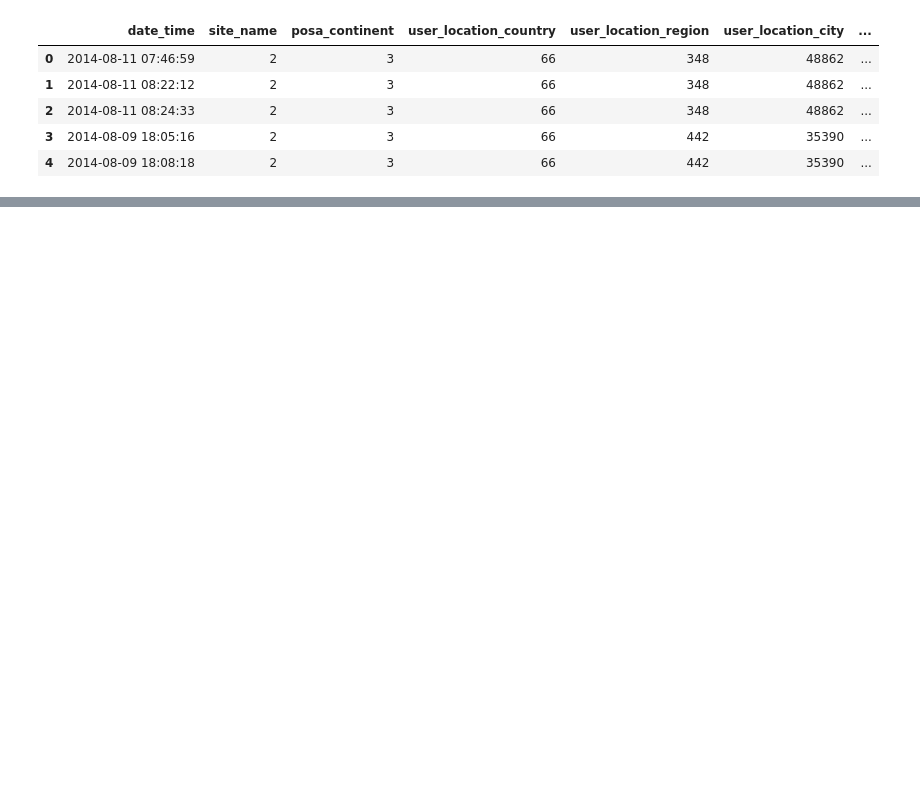
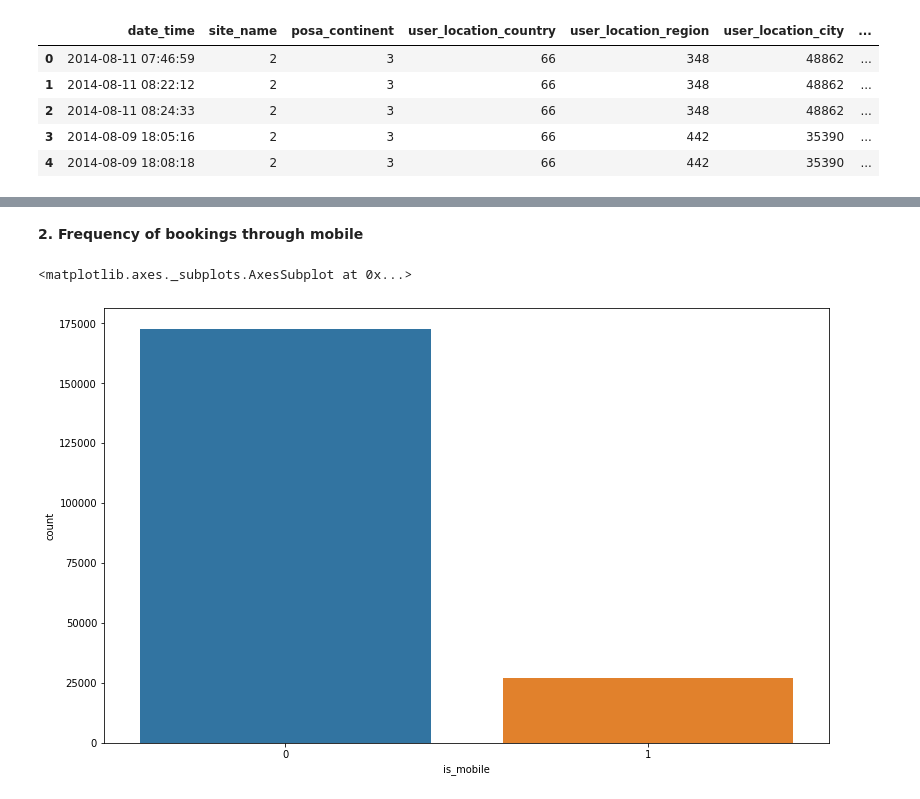
Before and after one commit to vivekml2/MachineLearning, a Jupyter notebook: Expedia_Hotel_Recommendations_kaggle.ipynb, the cells around one changed output, grey strips where cells are left out. Cells and saved outputs as stored; diff of their text form; code cells hidden in the pictures; blank space fills up the shorter version.

```diff
--- a/Expedia_Hotel_Recommendations_kaggle.ipynb
+++ b/Expedia_Hotel_Recommendations_kaggle.ipynb
@@ -22,0 +207,10 @@ train.head()
+# %% [markdown]
+**2. Frequency of bookings through mobile**
+# %%
+fig,ax= plt.subplots()
+
+fig.set_size_inches(13,8)
+sns.countplot(x='is_mobile',data=train,  order=[0,1],ax=ax)
+# %% [output]
+<matplotlib.axes._subplots.AxesSubplot at 0x...>
+[figure, added]
```
Also changed, not shown: parts of 69 cells of this notebook.
